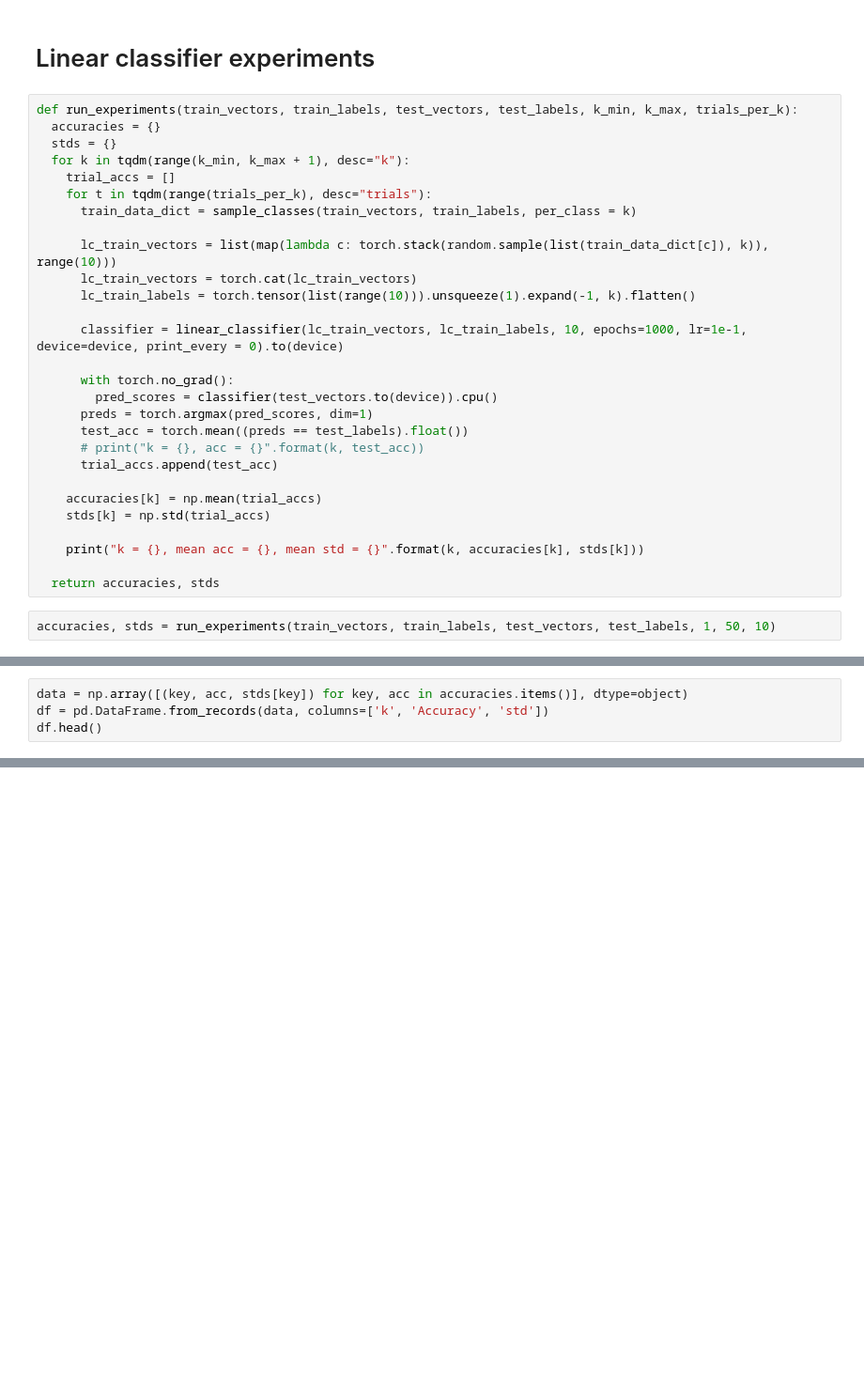
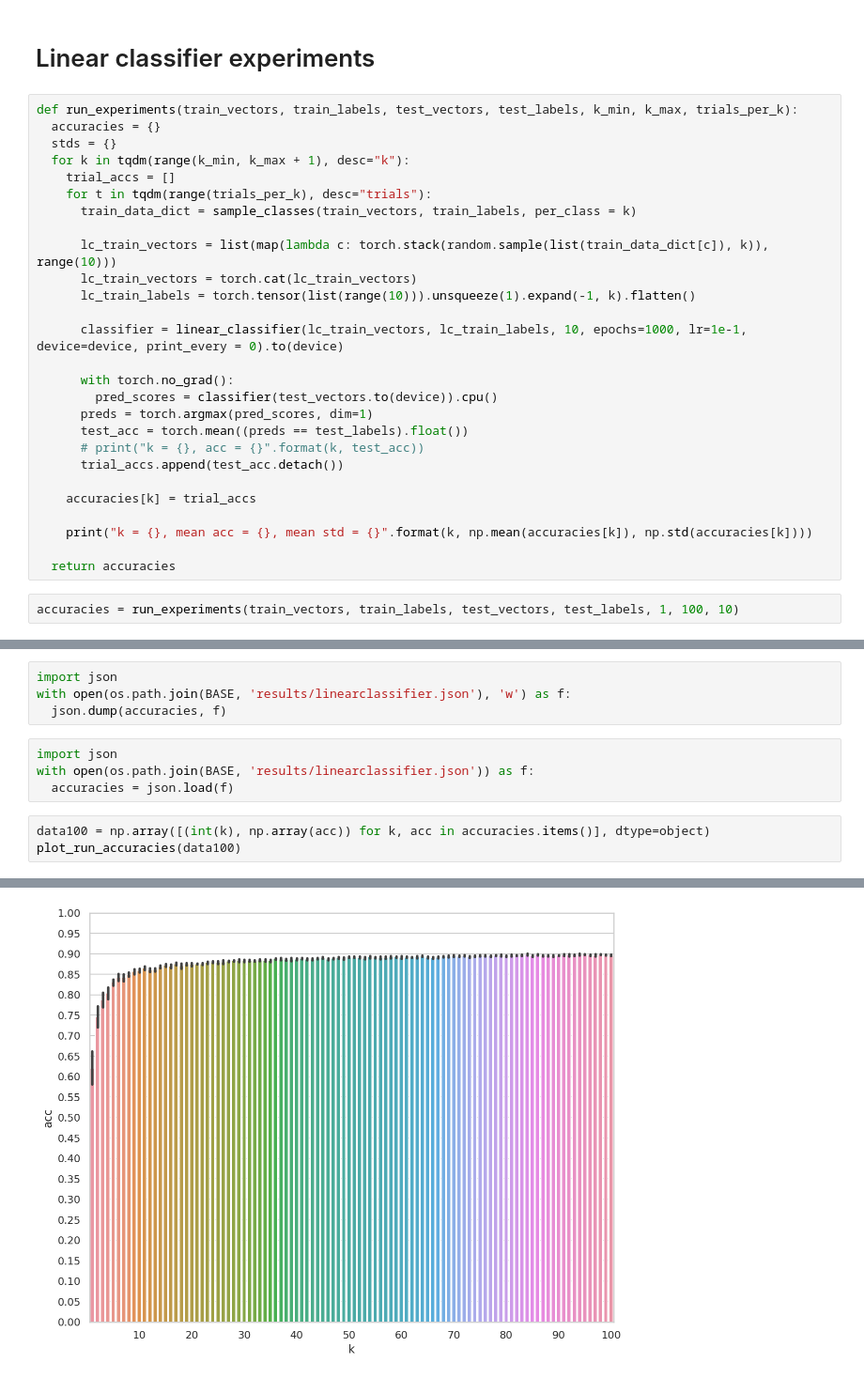
Before and after one commit to jerrychen109/CLIP-fewshot, a Jupyter notebook: LinearClassifier.ipynb, the cells around one changed output, grey strips where cells are left out. Shown at 94% size. Saved outputs shown, nothing was run; the diff lists cells and outputs as text; blank space fills up the shorter version.

Commit message:
Create results dir and clean up linear classifier

```diff
--- a/LinearClassifier.ipynb
+++ b/LinearClassifier.ipynb
@@ -164,14 +165,13 @@ def run_experiments(train_vectors, train_labels, test_vectors, test_labels, k_mi
       preds = torch.argmax(pred_scores, dim=1)
       test_acc = torch.mean((preds == test_labels).float())
       # print("k = {}, acc = {}".format(k, test_acc))
-      trial_accs.append(test_acc)
+      trial_accs.append(test_acc.detach())
 
-    accuracies[k] = np.mean(trial_accs)
-    stds[k] = np.std(trial_accs)
+    accuracies[k] = trial_accs
 
-    print("k = {}, mean acc = {}, mean std = {}".format(k, accuracies[k], stds[k]))
+    print("k = {}, mean acc = {}, mean std = {}".format(k, np.mean(accuracies[k]), np.std(accuracies[k])))
 
-  return accuracies, stds
+  return accuracies
 # %%
-accuracies, stds = run_experiments(train_vectors, train_labels, test_vectors, test_labels, 1, 50, 10)
+accuracies = run_experiments(train_vectors, train_labels, test_vectors, test_labels, 1, 100, 10)
 # %% [output]
@@ -199,5 +195,12 @@ print(accuracies)
+# %%
+import json
+with open(os.path.join(BASE, 'results/linearclassifier.json'), 'w') as f:
+  json.dump(accuracies, f)
+# %%
+import json
+with open(os.path.join(BASE, 'results/linearclassifier.json')) as f:
+  accuracies = json.load(f)
 # %%
-data = np.array([(key, acc, stds[key]) for key, acc in accuracies.items()], dtype=object)
-df = pd.DataFrame.from_records(data, columns=['k', 'Accuracy', 'std'])
-df.head()
+data100 = np.array([(int(k), np.array(acc)) for k, acc in accuracies.items()], dtype=object)
+plot_run_accuracies(data100)
 # %% [output]
@@ -209,0 +207 @@ df.head()
+[figure, added]
```
Also changed, not shown: parts of 6 cells of this notebook, 5 other files.
